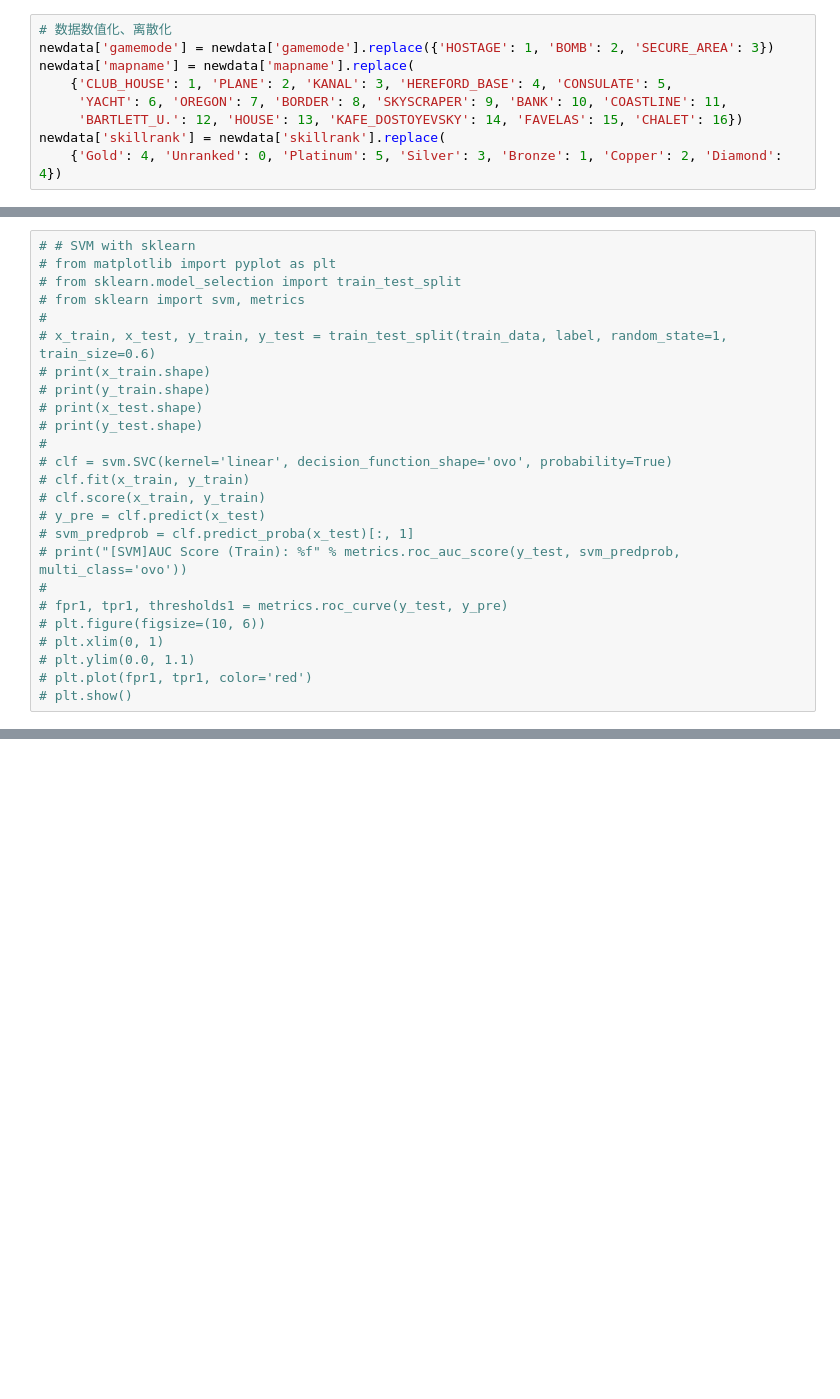
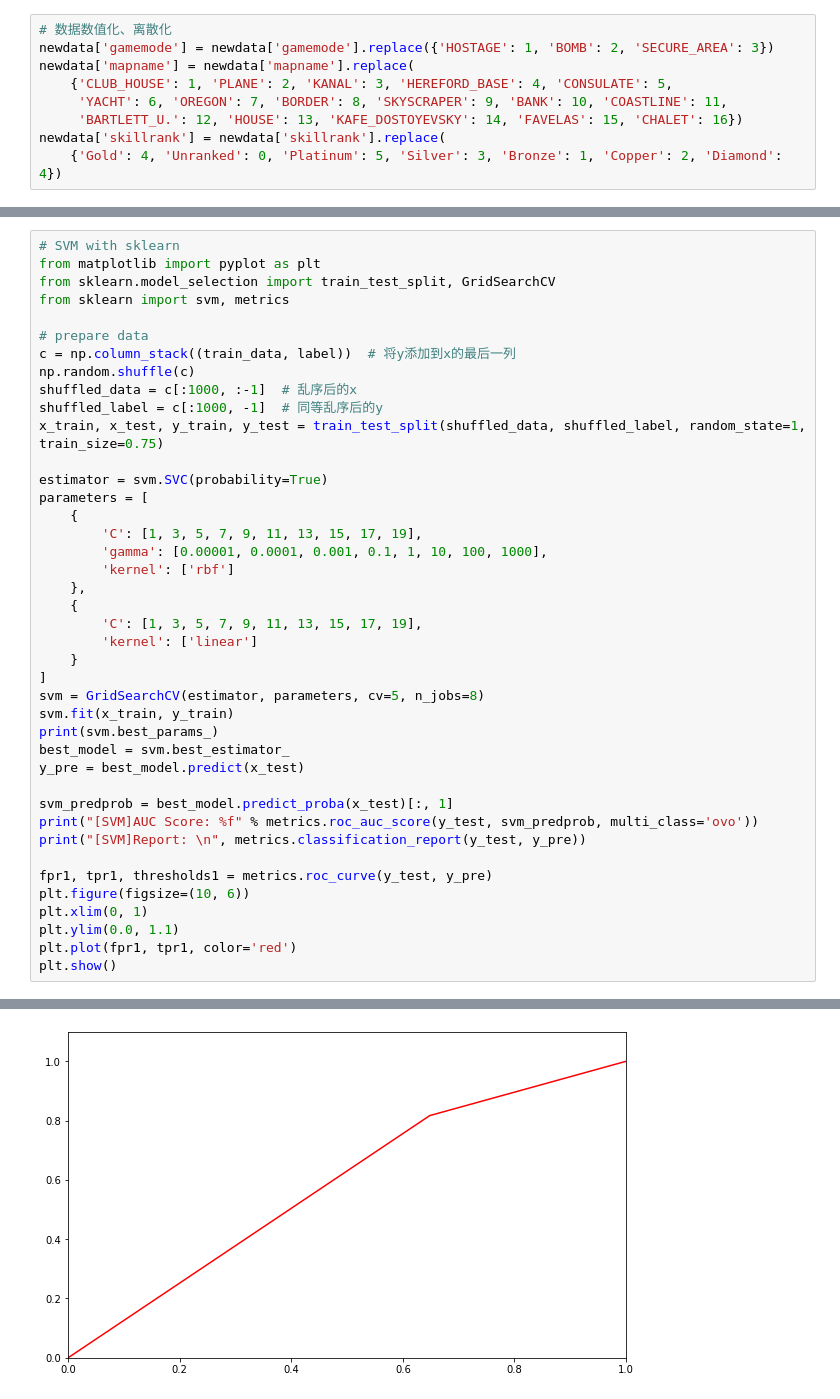
Before and after one commit to Shimin-CUFE/R6S-rankdata-analysis, a Jupyter notebook: data_preview.ipynb, the cells around one changed output, grey strips where cells are left out. Cells and saved outputs as stored; diff of their text form; blank space fills up the shorter version.

Commit message:
complete svm, add lightgbm and GridSearchCV

```diff
--- a/data_preview.ipynb
+++ b/data_preview.ipynb
@@ -60,25 +61,42 @@ print(train_data.shape)
 # %%
-# # SVM with sklearn
-# from matplotlib import pyplot as plt
-# from sklearn.model_selection import train_test_split
-# from sklearn import svm, metrics
-#
-# x_train, x_test, y_train, y_test = train_test_split(train_data, label, random_state=1, train_size=0.6)
-# print(x_train.shape)
-# print(y_train.shape)
-# print(x_test.shape)
-# print(y_test.shape)
-#
-# clf = svm.SVC(kernel='linear', decision_function_shape='ovo', probability=True)
-# clf.fit(x_train, y_train)
-# clf.score(x_train, y_train)
-# y_pre = clf.predict(x_test)
-# svm_predprob = clf.predict_proba(x_test)[:, 1]
-# print("[SVM]AUC Score (Train): %f" % metrics.roc_auc_score(y_test, svm_predprob, multi_class='ovo'))
-#
-# fpr1, tpr1, thresholds1 = metrics.roc_curve(y_test, y_pre)
-# plt.figure(figsize=(10, 6))
-# plt.xlim(0, 1)
-# plt.ylim(0.0, 1.1)
-# plt.plot(fpr1, tpr1, color='red')
-# plt.show()
+# SVM with sklearn
+from matplotlib import pyplot as plt
+from sklearn.model_selection import train_test_split, GridSearchCV
+from sklearn import svm, metrics
+
+# prepare data
+c = np.column_stack((train_data, label))  # 将y添加到x的最后一列
+np.random.shuffle(c)
+shuffled_data = c[:1000, :-1]  # 乱序后的x
+shuffled_label = c[:1000, -1]  # 同等乱序后的y
+x_train, x_test, y_train, y_test = train_test_split(shuffled_data, shuffled_label, random_state=1, train_size=0.75)
+
+estimator = svm.SVC(probability=True)
+parameters = [
+	{
+		'C': [1, 3, 5, 7, 9, 11, 13, 15, 17, 19],
+	    'gamma': [0.00001, 0.0001, 0.001, 0.1, 1, 10, 100, 1000],
+	    'kernel': ['rbf']
+	},
+	{
+		'C': [1, 3, 5, 7, 9, 11, 13, 15, 17, 19],
+	    'kernel': ['linear']
+	}
+]
+svm = GridSearchCV(estimator, parameters, cv=5, n_jobs=8)
+svm.fit(x_train, y_train)
+print(svm.best_params_)
+best_model = svm.best_estimator_
+y_pre = best_model.predict(x_test)
+
+svm_predprob = best_model.predict_proba(x_test)[:, 1]
+print("[SVM]AUC Score: %f" % metrics.roc_auc_score(y_test, svm_predprob, multi_class='ovo'))
+print("[SVM]Report: \n", metrics.classification_report(y_test, y_pre))
+
+fpr1, tpr1, thresholds1 = metrics.roc_curve(y_test, y_pre)
+plt.figure(figsize=(10, 6))
+plt.xlim(0, 1)
+plt.ylim(0.0, 1.1)
+plt.plot(fpr1, tpr1, color='red')
+plt.show()
+# %% [output]
@@ -84,0 +114 @@ print(train_data.shape)
+[figure, added]
```
Also changed, not shown: parts of 7 cells of this notebook.
